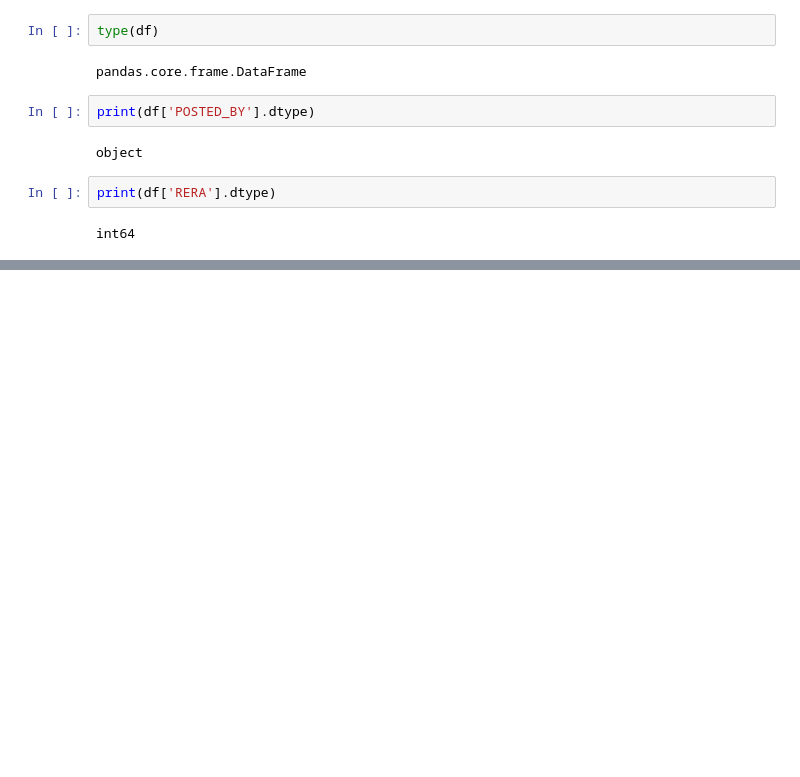
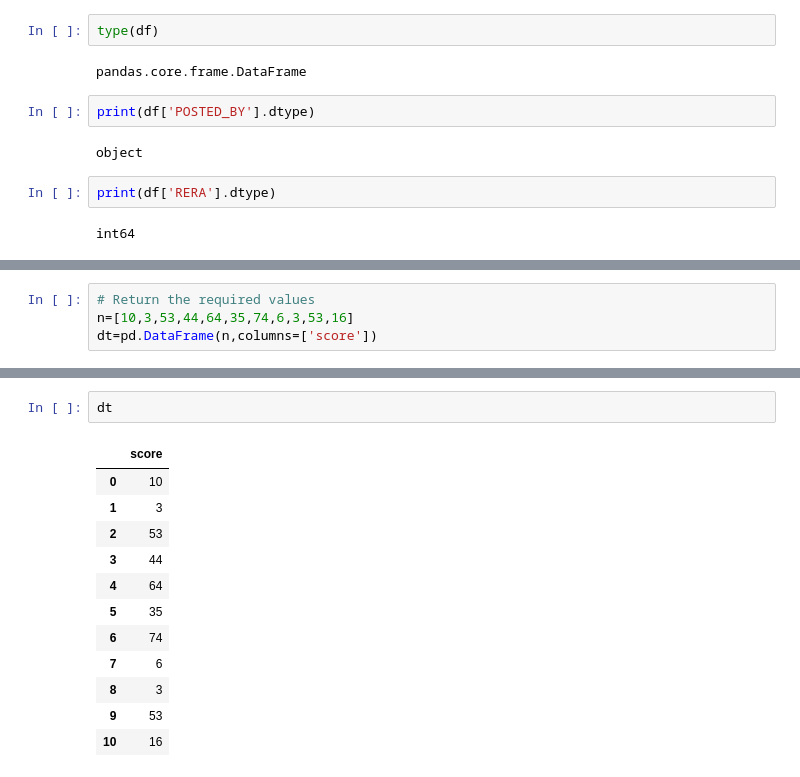
Before and after one commit to surajkr502/python_lib, a Jupyter notebook: python_lib/numpy and pandas/dataframe.ipynb, the cells around one changed output, grey strips where cells are left out. Saved outputs shown, nothing was run; the diff lists cells and outputs as text; blank space fills up the shorter version.

```diff
--- a/python_lib/numpy and pandas/dataframe.ipynb
+++ b/python_lib/numpy and pandas/dataframe.ipynb
@@ -137,0 +192,4 @@ Total memory used: 7309319 bytes
+# %%
+# Return the required values
+n=[10,3,53,44,64,35,74,6,3,53,16]
+dt=pd.DataFrame(n,columns=['score'])
@@ -137,0 +200,15 @@ Total memory used: 7309319 bytes
+# %%
+dt
+# %% [output]
+|  | score |
+| 0 | 10 |
+| 1 | 3 |
+| 2 | 53 |
+| 3 | 44 |
+| 4 | 64 |
+| 5 | 35 |
+| 6 | 74 |
+| 7 | 6 |
+| 8 | 3 |
+| 9 | 53 |
+| 10 | 16 |
```
Also changed, not shown: parts of 17 cells of this notebook.
